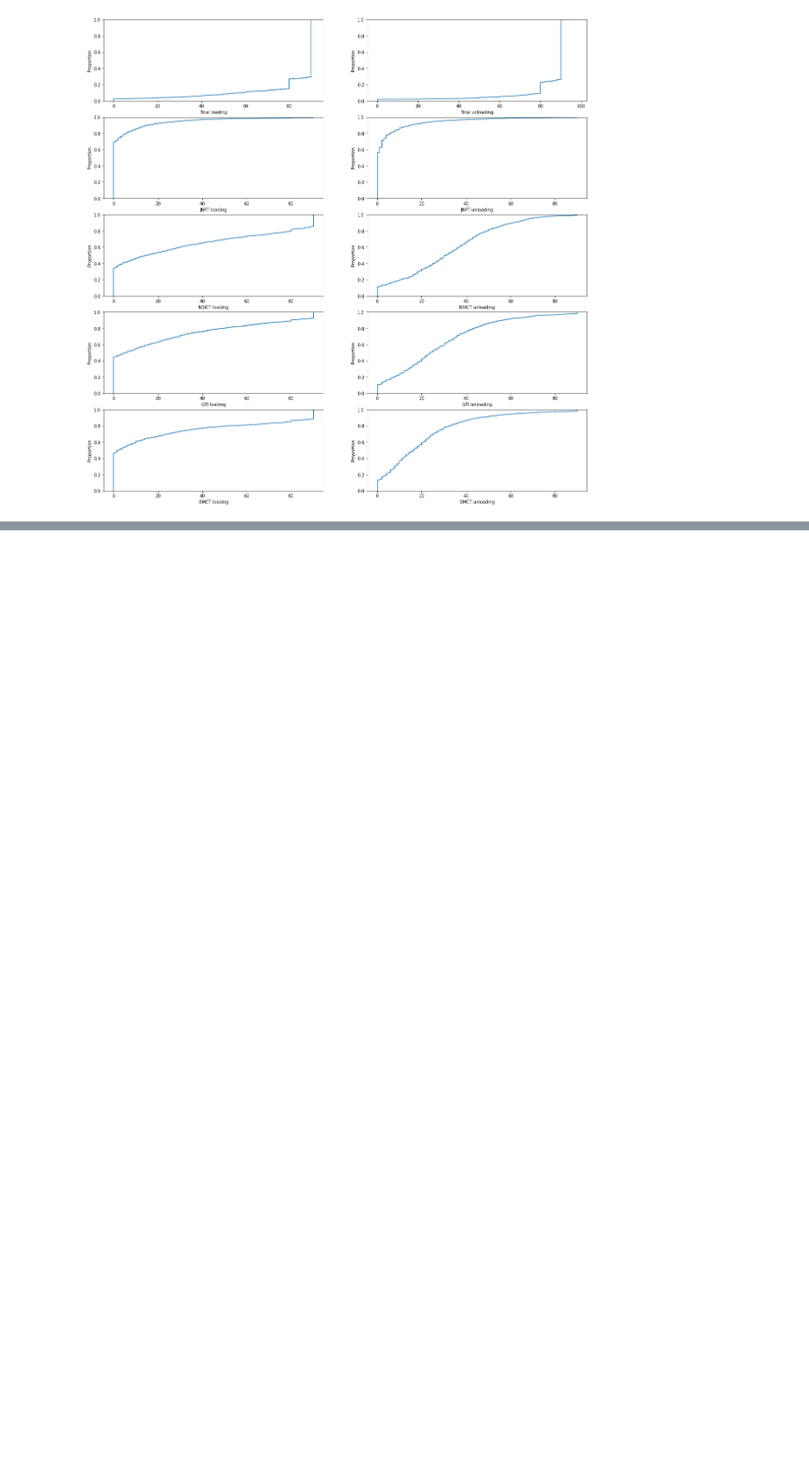
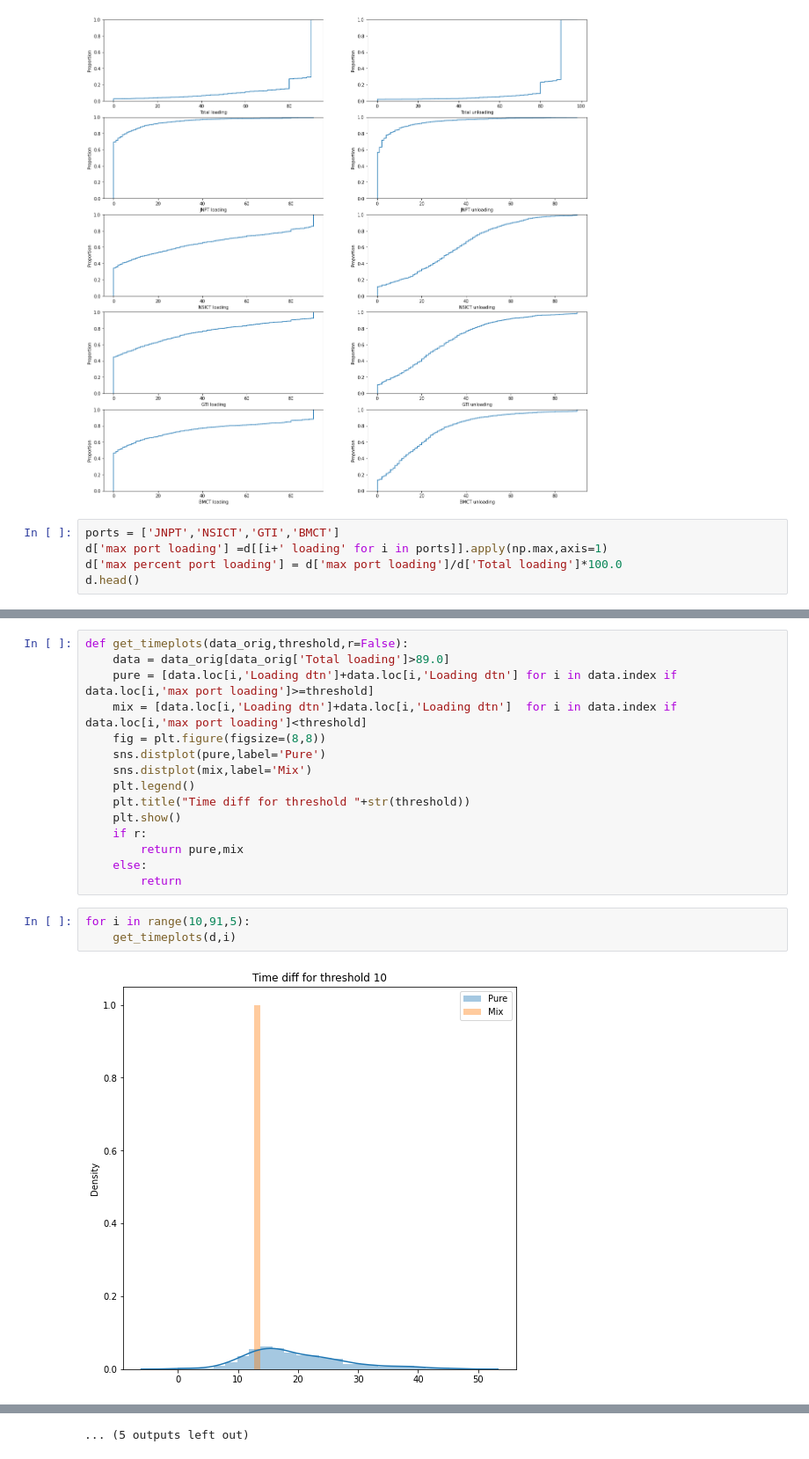
Before and after one commit to UKonge/Project_codes, a Jupyter notebook: Individual_rake_data_analysis.ipynb, the cells around one changed output, grey strips where cells are left out. Shown: that part at 88% size. Drawn from its saved outputs; the diff is of its cells as text; blank space fills up the shorter version.

Commit message:
Completed modeling
Completed modeling of rolling model. Added gantt chart plotting code.

```diff
--- a/Individual_rake_data_analysis.ipynb
+++ b/Individual_rake_data_analysis.ipynb
@@ -79,3 +80,8 @@ for p in ports:
 plt.show()
 # %% [output]
 [figure]
+# %%
+ports = ['JNPT','NSICT','GTI','BMCT']
+d['max port loading'] =d[[i+' loading' for i in ports]].apply(np.max,axis=1)
+d['max percent port loading'] = d['max port loading']/d['Total loading']*100.0
+d.head()
@@ -81,0 +95,20 @@ plt.show()
+# %%
+def get_timeplots(data_orig,threshold,r=False):
+    data = data_orig[data_orig['Total loading']>89.0]
+    pure = [data.loc[i,'Loading dtn']+data.loc[i,'Loading dtn'] for i in data.index if data.loc[i,'max port loading']>=threshold]
+    mix = [data.loc[i,'Loading dtn']+data.loc[i,'Loading dtn']  for i in data.index if data.loc[i,'max port loading']<threshold]
+    fig = plt.figure(figsize=(8,8))
+    sns.distplot(pure,label='Pure')
+    sns.distplot(mix,label='Mix')
+    plt.legend()
+    plt.title("Time diff for threshold "+str(threshold))
+    plt.show()
+    if r:
+        return pure,mix
+    else:
+        return
+# %%
+for i in range(10,91,5):
+    get_timeplots(d,i)
+# %% [output]
+[figure, added]
@@ -81,0 +126 @@ plt.show()
+... (5 outputs left out)
```
Also changed, not shown: parts of 10 cells of this notebook, 2 other files.
